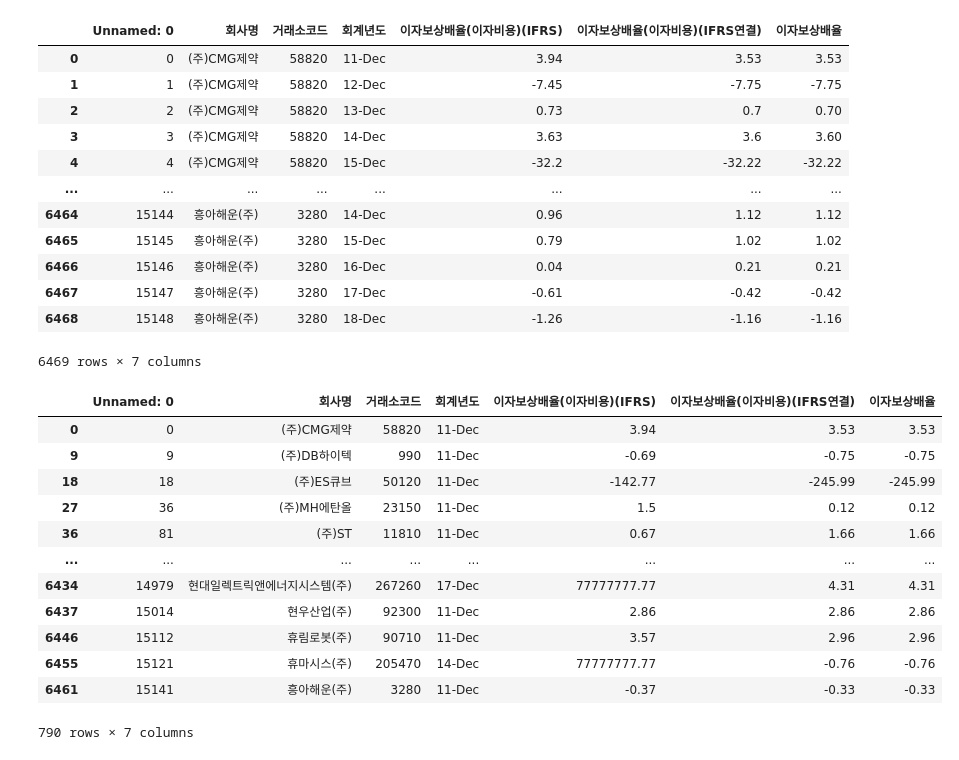
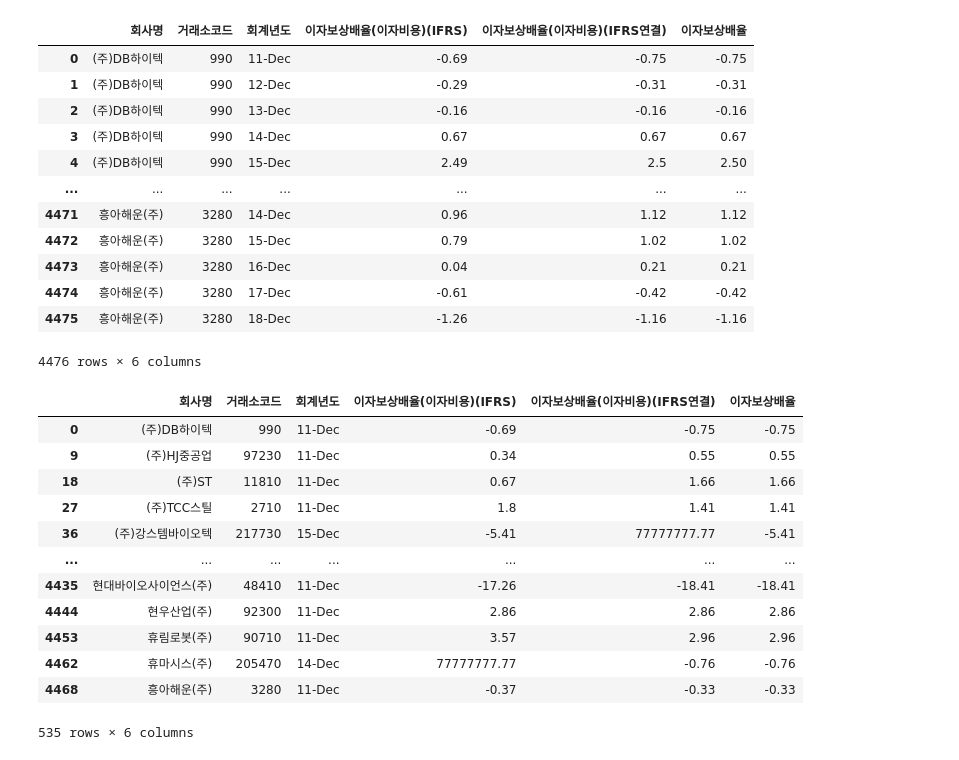
Before and after one commit to Penta-Audit-Technology/jh, a Jupyter notebook: 2011년전체데이터 copy.ipynb, the cells around one changed output. Cells and saved outputs as stored; diff of their text form; code cells hidden in the pictures.

```diff
--- a/2011년전체데이터 copy.ipynb
+++ b/2011년전체데이터 copy.ipynb
@@ -3,5 +3,6 @@ import pandas as pd
 import numpy as np
 
 df = pd.read_csv('./csv/전체데이터_2011_코스피코스닥_1차전처리_v1.0.csv', encoding='cp949')
+df.drop(columns=['Unnamed: 0'], inplace=True)
 df
 # %% [output]
@@ -59,7 +60,7 @@ for i in range(0, len(df)-1):
     # 회사명이 이미 기록된 상태에서 또 중복으로 적을 필요는 없습니다
     if company == df.loc[i]['회사명']:
         # 다만 그 기업이 한계기업인데
-        if count > 2:
+        if count > 3:
             # 어머? 4년 연속이네요? 기록!!!
             if df.iloc[i]['이자보상배율'] < 1:
                 f_company_x.append(company)
@@ -79,7 +80,7 @@ for i in range(0, len(df)-1):
         count = 0
 
     # 한계 기업 클럽에 오셨습니다. 환영합니다.
-    if count == 2:
+    if count == 3:
         company = df.loc[i]['회사명']
         f_company.append(company)
         count += 1
@@ -192,16 +193,16 @@ df_7_frame = pd.DataFrame(df_7).reset_index(drop=True)
 # %%
 df_5_frame.copy()
 # %% [output]
-|  | Unnamed: 0 | 회사명 | 거래소코드 | 회계년도 | 이자보상배율(이자비용)(IFRS) | 이자보상배율(이자비용)(IFRS연결) | 이자보상배율 |
-| 0 | 0 | (주)CMG제약 | 58820 | 11-Dec | 3.94 | 3.53 | 3.53 |
-| 1 | 1 | (주)CMG제약 | 58820 | 12-Dec | -7.45 | -7.75 | -7.75 |
-| 2 | 2 | (주)CMG제약 | 58820 | 13-Dec | 0.73 | 0.7 | 0.70 |
-| 3 | 3 | (주)CMG제약 | 58820 | 14-Dec | 3.63 | 3.6 | 3.60 |
-| 4 | 4 | (주)CMG제약 | 58820 | 15-Dec | -32.2 | -32.22 | -32.22 |
-| ... | ... | ... | ... | ... | ... | ... | ... |
-| 6464 | 15144 | 흥아해운(주) | 3280 | 14-Dec | 0.96 | 1.12 | 1.12 |
-| 6465 | 15145 | 흥아해운(주) | 3280 | 15-Dec | 0.79 | 1.02 | 1.02 |
-| 6466 | 15146 | 흥아해운(주) | 3280 | 16-Dec | 0.04 | 0.21 | 0.21 |
-| 6467 | 15147 | 흥아해운(주) | 3280 | 17-Dec | -0.61 | -0.42 | -0.42 |
-| 6468 | 15148 | 흥아해운(주) | 3280 | 18-Dec | -1.26 | -1.16 | -1.16 |
+|  | 회사명 | 거래소코드 | 회계년도 | 이자보상배율(이자비용)(IFRS) | 이자보상배율(이자비용)(IFRS연결) | 이자보상배율 |
+| 0 | (주)DB하이텍 | 990 | 11-Dec | -0.69 | -0.75 | -0.75 |
+| 1 | (주)DB하이텍 | 990 | 12-Dec | -0.29 | -0.31 | -0.31 |
+| 2 | (주)DB하이텍 | 990 | 13-Dec | -0.16 | -0.16 | -0.16 |
+| 3 | (주)DB하이텍 | 990 | 14-Dec | 0.67 | 0.67 | 0.67 |
+| 4 | (주)DB하이텍 | 990 | 15-Dec | 2.49 | 2.5 | 2.50 |
+| ... | ... | ... | ... | ... | ... | ... |
+| 4471 | 흥아해운(주) | 3280 | 14-Dec | 0.96 | 1.12 | 1.12 |
+| 4472 | 흥아해운(주) | 3280 | 15-Dec | 0.79 | 1.02 | 1.02 |
+| 4473 | 흥아해운(주) | 3280 | 16-Dec | 0.04 | 0.21 | 0.21 |
+| 4474 | 흥아해운(주) | 3280 | 17-Dec | -0.61 | -0.42 | -0.42 |
+| 4475 | 흥아해운(주) | 3280 | 18-Dec | -1.26 | -1.16 | -1.16 |
-6469 rows × 7 columns
+4476 rows × 6 columns
@@ -209,20 +218,21 @@ df_5_frame.copy()
 # pd.options.display.max_columns = None
 # %%
 # 한계기업 후보 기업의 숫자는 밑에 카운트를 봅시다
-df_5_frame.copy().drop_duplicates(['회사명'])
+a = df_5_frame.copy().drop_duplicates(['회사명'])
+a
 # %% [output]
-|  | Unnamed: 0 | 회사명 | 거래소코드 | 회계년도 | 이자보상배율(이자비용)(IFRS) | 이자보상배율(이자비용)(IFRS연결) | 이자보상배율 |
-| 0 | 0 | (주)CMG제약 | 58820 | 11-Dec | 3.94 | 3.53 | 3.53 |
-| 9 | 9 | (주)DB하이텍 | 990 | 11-Dec | -0.69 | -0.75 | -0.75 |
-| 18 | 18 | (주)ES큐브 | 50120 | 11-Dec | -142.77 | -245.99 | -245.99 |
-| 27 | 36 | (주)MH에탄올 | 23150 | 11-Dec | 1.5 | 0.12 | 0.12 |
-| 36 | 81 | (주)ST | 11810 | 11-Dec | 0.67 | 1.66 | 1.66 |
-| ... | ... | ... | ... | ... | ... | ... | ... |
-| 6434 | 14979 | 현대일렉트릭앤에너지시스템(주) | 267260 | 17-Dec | 77777777.77 | 4.31 | 4.31 |
-| 6437 | 15014 | 현우산업(주) | 92300 | 11-Dec | 2.86 | 2.86 | 2.86 |
-| 6446 | 15112 | 휴림로봇(주) | 90710 | 11-Dec | 3.57 | 2.96 | 2.96 |
-| 6455 | 15121 | 휴마시스(주) | 205470 | 14-Dec | 77777777.77 | -0.76 | -0.76 |
-| 6461 | 15141 | 흥아해운(주) | 3280 | 11-Dec | -0.37 | -0.33 | -0.33 |
+|  | 회사명 | 거래소코드 | 회계년도 | 이자보상배율(이자비용)(IFRS) | 이자보상배율(이자비용)(IFRS연결) | 이자보상배율 |
+| 0 | (주)DB하이텍 | 990 | 11-Dec | -0.69 | -0.75 | -0.75 |
+| 9 | (주)HJ중공업 | 97230 | 11-Dec | 0.34 | 0.55 | 0.55 |
+| 18 | (주)ST | 11810 | 11-Dec | 0.67 | 1.66 | 1.66 |
+| 27 | (주)TCC스틸 | 2710 | 11-Dec | 1.8 | 1.41 | 1.41 |
+| 36 | (주)강스템바이오텍 | 217730 | 15-Dec | -5.41 | 77777777.77 | -5.41 |
+| ... | ... | ... | ... | ... | ... | ... |
+| 4435 | 현대바이오사이언스(주) | 48410 | 11-Dec | -17.26 | -18.41 | -18.41 |
+| 4444 | 현우산업(주) | 92300 | 11-Dec | 2.86 | 2.86 | 2.86 |
+| 4453 | 휴림로봇(주) | 90710 | 11-Dec | 3.57 | 2.96 | 2.96 |
+| 4462 | 휴마시스(주) | 205470 | 14-Dec | 77777777.77 | -0.76 | -0.76 |
+| 4468 | 흥아해운(주) | 3280 | 11-Dec | -0.37 | -0.33 | -0.33 |
-790 rows × 7 columns
+535 rows × 6 columns
 # %%
 # 그래서 4년 연속인 애들이 얼마나 될까요? 밑에 숫자를 봅시다
```
Also changed, not shown: parts of 11 cells of this notebook, 21 other files.
